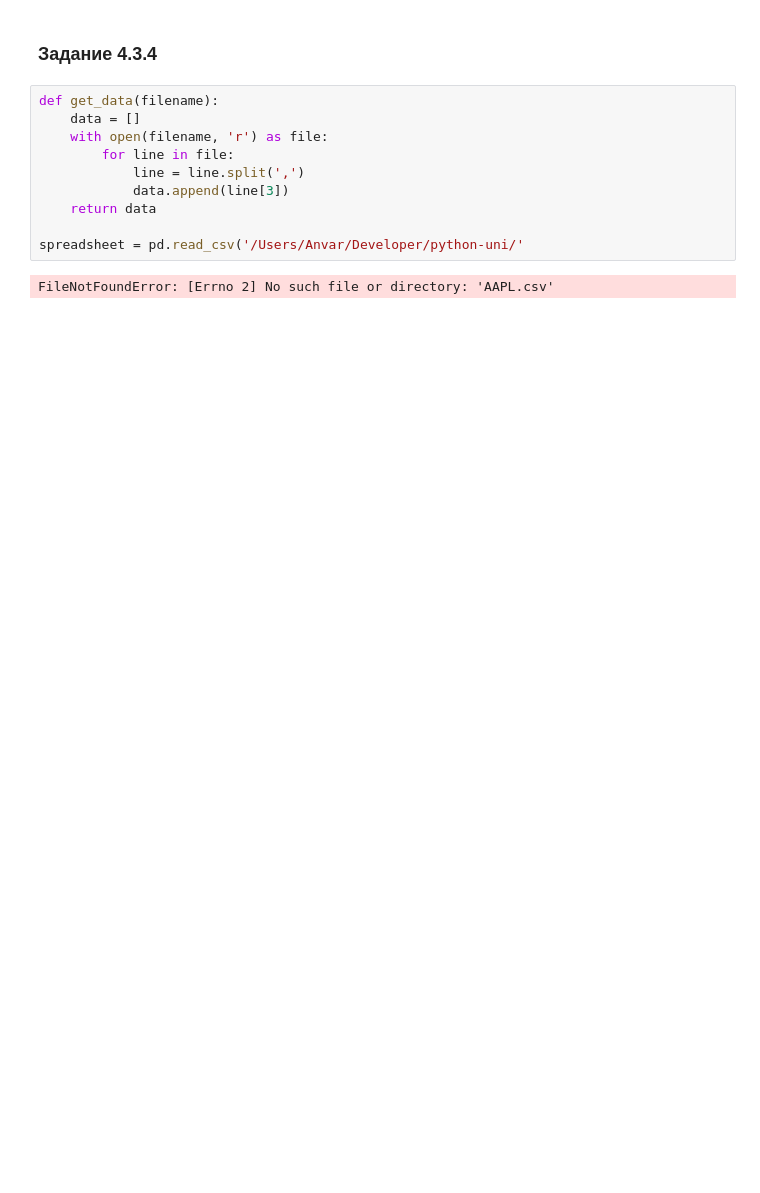
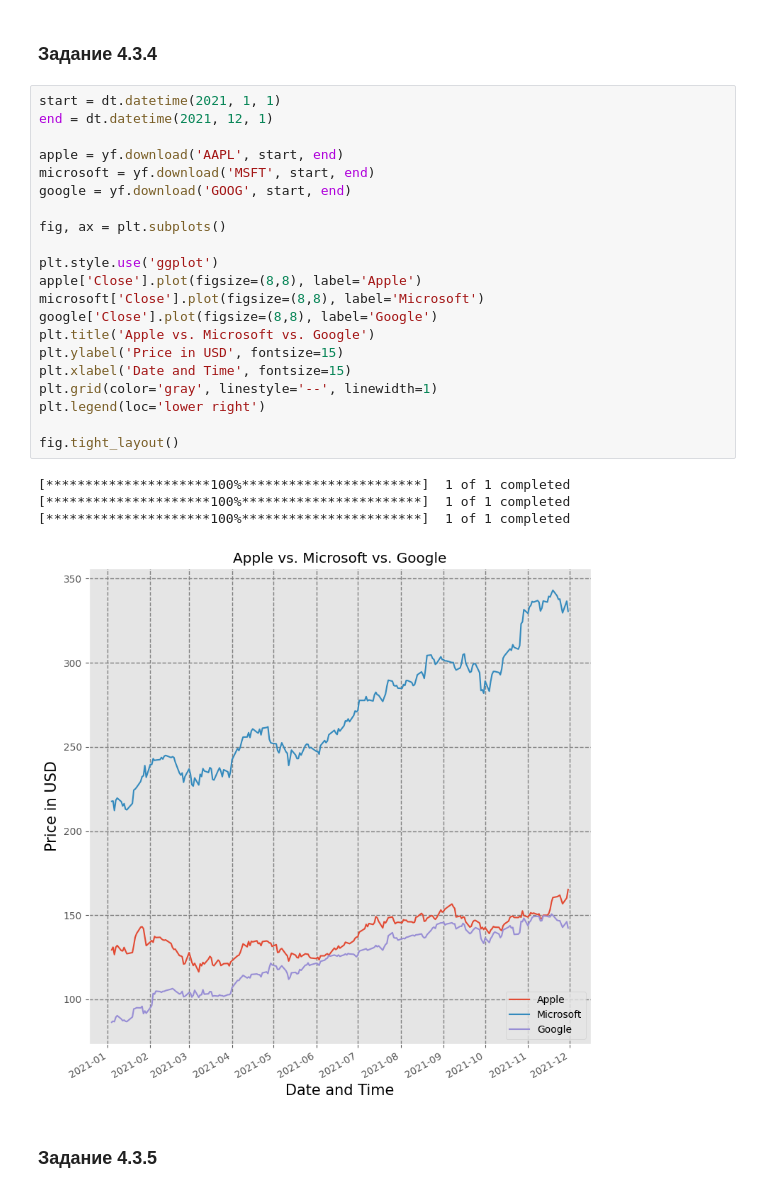
Before and after one commit to yaanvar/python-and-ai-uni, a Jupyter notebook: ai/1.ipynb, the cells around one changed output. Drawn from its saved outputs; the diff is of its cells as text; blank space fills up the shorter version.

```diff
--- a/ai/1.ipynb
+++ b/ai/1.ipynb
@@ -160,14 +161,30 @@ print(area)
 # %% [markdown]
 ### Задание 4.3.4
-# %%
-def get_data(filename):
-    data = []
-    with open(filename, 'r') as file:
-        for line in file:
-            line = line.split(',')
-            data.append(line[3])
-    return data
-
-spreadsheet = pd.read_csv('/Users/Anvar/Developer/python-uni/'
-# %% [output]
-FileNotFoundError: [Errno 2] No such file or directory: 'AAPL.csv'
+# %%
+start = dt.datetime(2021, 1, 1)
+end = dt.datetime(2021, 12, 1)
+
+apple = yf.download('AAPL', start, end)
+microsoft = yf.download('MSFT', start, end)
+google = yf.download('GOOG', start, end)
+
+fig, ax = plt.subplots()
+
+plt.style.use('ggplot')
+apple['Close'].plot(figsize=(8,8), label='Apple')
+microsoft['Close'].plot(figsize=(8,8), label='Microsoft')
+google['Close'].plot(figsize=(8,8), label='Google')
+plt.title('Apple vs. Microsoft vs. Google')
+plt.ylabel('Price in USD', fontsize=15)
+plt.xlabel('Date and Time', fontsize=15)
+plt.grid(color='gray', linestyle='--', linewidth=1)
+plt.legend(loc='lower right')
+
+fig.tight_layout()
+# %% [output]
+[*********************100%***********************]  1 of 1 completed
+[*********************100%***********************]  1 of 1 completed
+[*********************100%***********************]  1 of 1 completed
+[figure, added]
+# %% [markdown]
+### Задание 4.3.5
```
Also changed, not shown: parts of 3 cells of this notebook.
